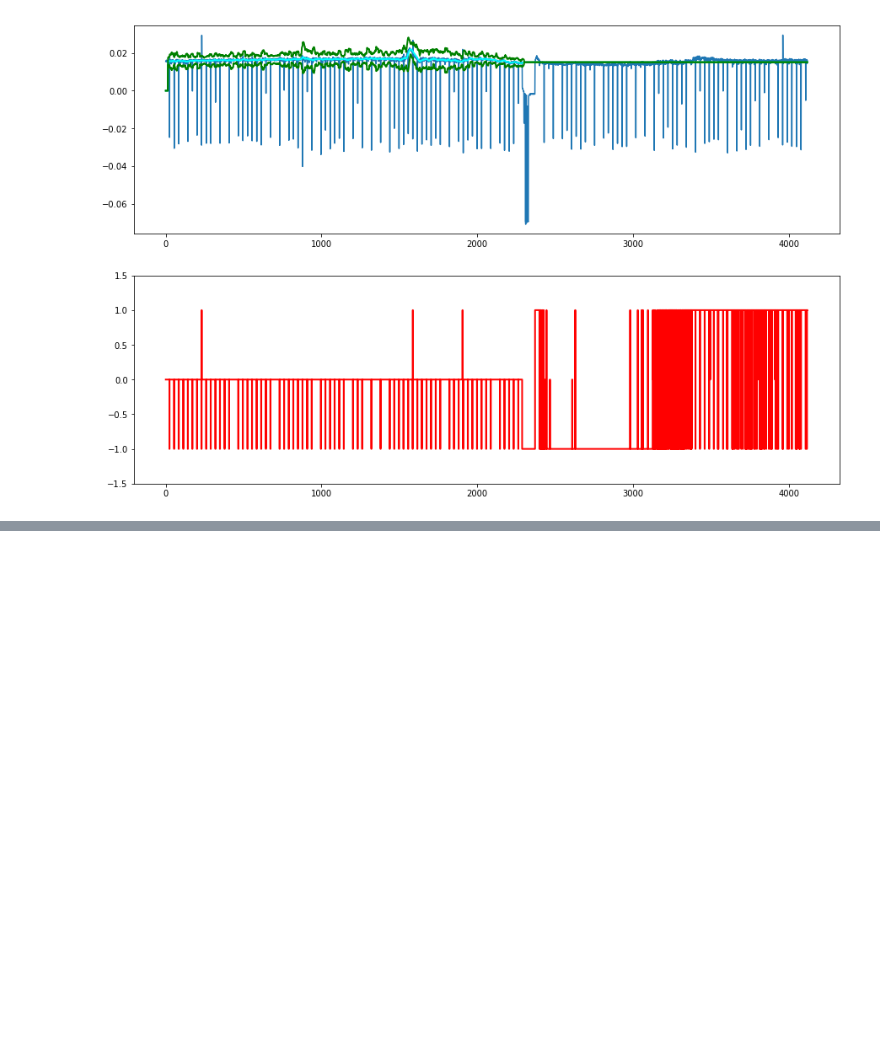
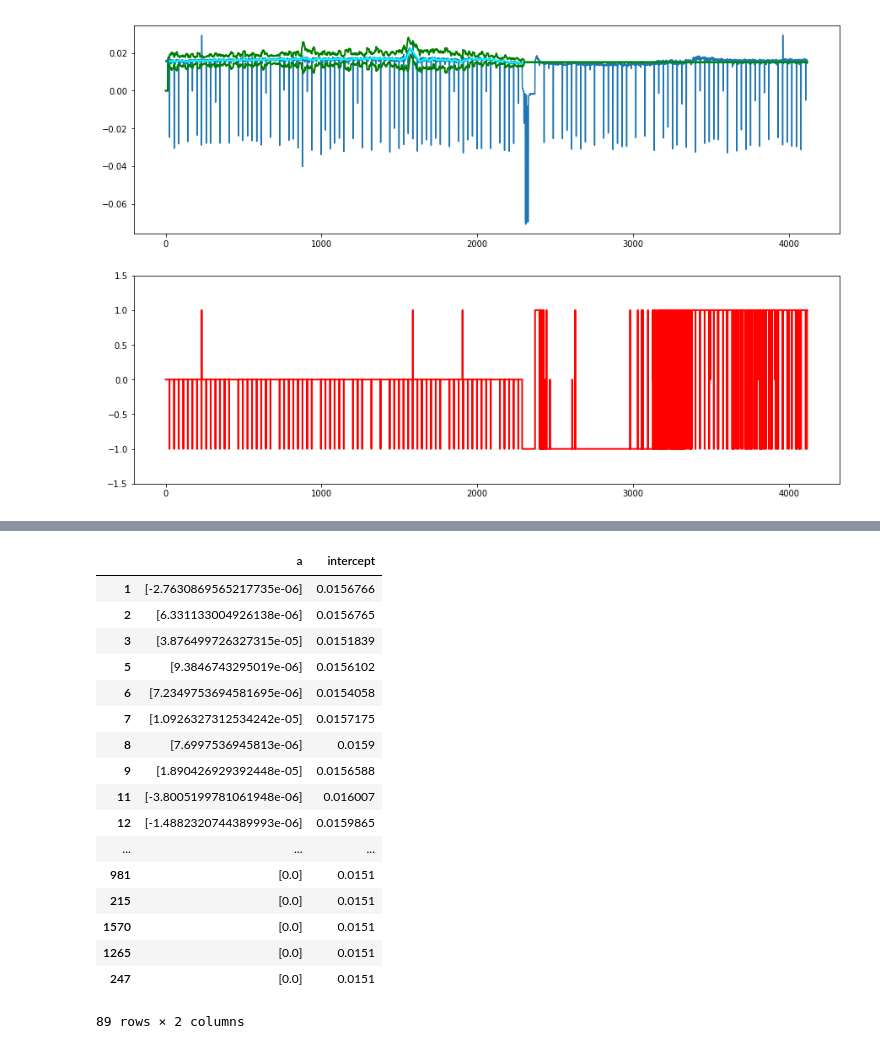
Before and after one commit to ericinlinux/peaks_and_slopes, a Jupyter notebook: Picks_Slope_Analysis.ipynb, the cells around one changed output, grey strips where cells are left out. Cells and saved outputs as stored; diff of their text form; code cells hidden in the pictures; blank space fills up the shorter version.

```diff
--- a/Picks_Slope_Analysis.ipynb
+++ b/Picks_Slope_Analysis.ipynb
@@ -138,0 +162,26 @@ model.model.information
+# %%
+coef_lr = {}
+for group in list_of_groups:
+    lr_idx = lr.linear_regression(data, group)
+    coef_lr[group] = {'a': lr_idx[0], 'intercept' : lr_idx[1]}
+# %%
+pd.DataFrame(coef_lr).T
+# %% [output]
+|  | a | intercept |
+| 1 | [-2.7630869565217735e-06] | 0.0156766 |
+| 2 | [6.331133004926138e-06] | 0.0156765 |
+| 3 | [3.876499726327315e-05] | 0.0151839 |
+| 5 | [9.3846743295019e-06] | 0.0156102 |
+| 6 | [7.2349753694581695e-06] | 0.0154058 |
+| 7 | [1.0926327312534242e-05] | 0.0157175 |
+| 8 | [7.6997536945813e-06] | 0.0159 |
+| 9 | [1.890426929392448e-05] | 0.0156588 |
+| 11 | [-3.8005199781061948e-06] | 0.016007 |
+| 12 | [-1.4882320744389993e-06] | 0.0159865 |
+| ... | ... | ... |
+| 981 | [0.0] | 0.0151 |
+| 215 | [0.0] | 0.0151 |
+| 1570 | [0.0] | 0.0151 |
+| 1265 | [0.0] | 0.0151 |
+| 247 | [0.0] | 0.0151 |
+89 rows × 2 columns
```
Also changed, not shown: parts of 13 cells of this notebook, 1 other file.
